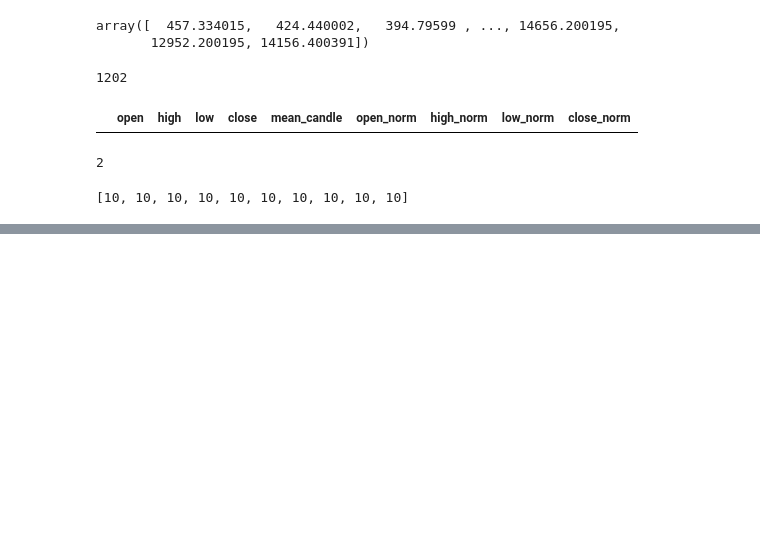
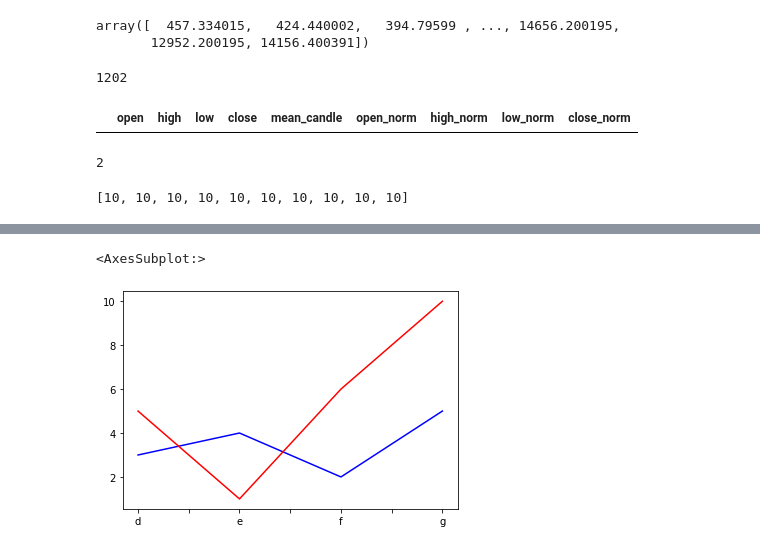
Before and after one commit to MehranTaghian/k-search-trader, a Jupyter notebook: test.ipynb, the cells around one changed output, grey strips where cells are left out. Drawn from its saved outputs; the diff is of its cells as text; code cells hidden in the pictures; blank space fills up the shorter version.

```diff
--- a/test.ipynb
+++ b/test.ipynb
@@ -35,0 +58,9 @@ data.data_train[1202:1250]
+# %%
+df = pd.Series([3, 4, 2, 5, 1, 6, 10], index=['a', 'b', 'c', 'd', 'e', 'f', 'g'])
+#  df = pd.Series([3, 4, 2, 5, 1, 6, 10])
+cut = 4
+ax = df[:cut].plot(color='b')
+df[(cut-1):].plot(ax=ax, color='r')
+# %% [output]
+<AxesSubplot:>
+[figure, added]
```
Also changed, not shown: parts of 2 cells of this notebook, 5 other files.
